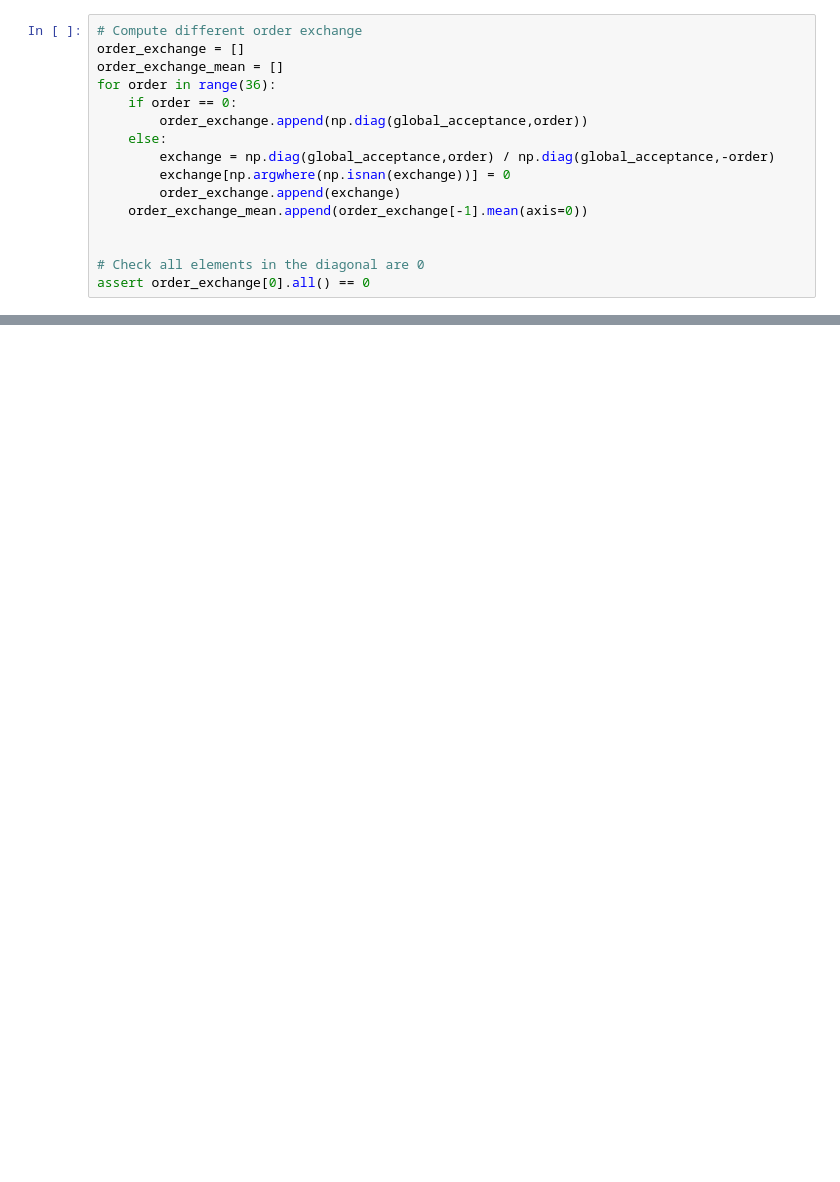
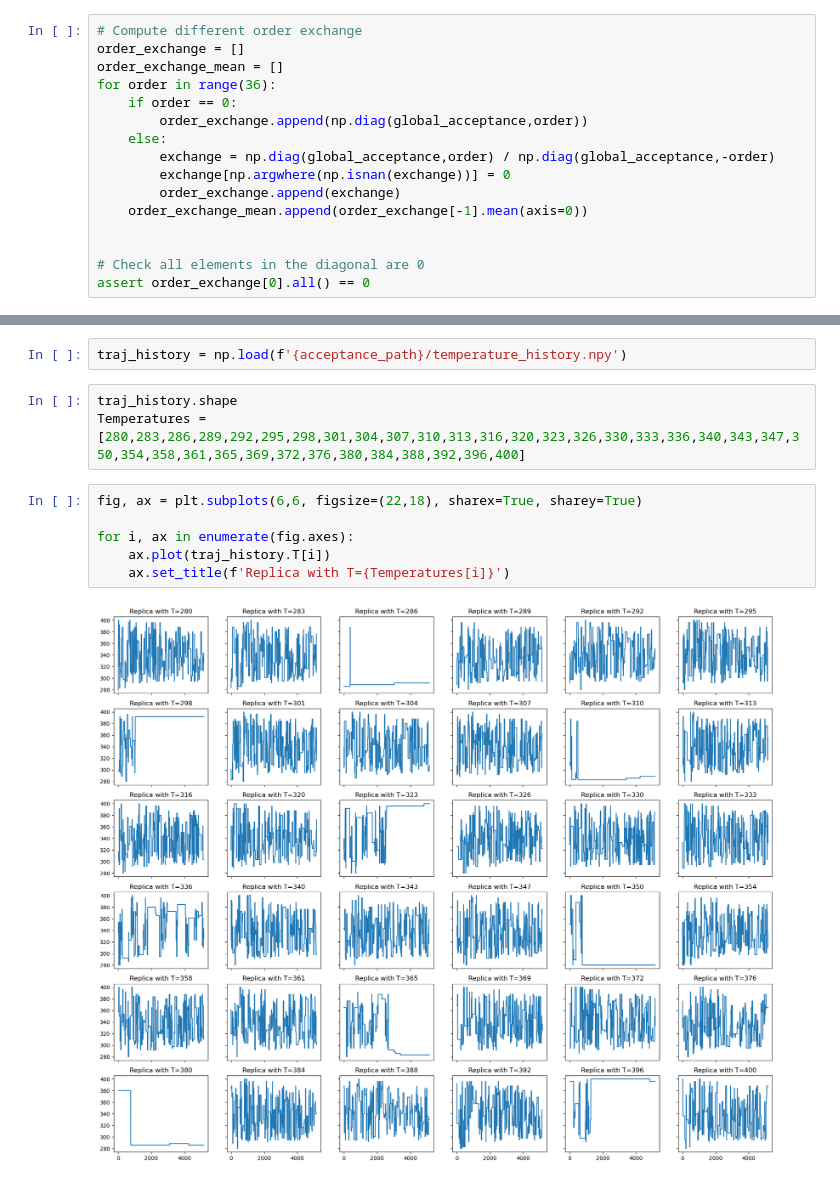
Before and after one commit to jacopoventurin/replica1, a Jupyter notebook: acceptance_analysis.ipynb, the cells around one changed output, grey strips where cells are left out. Drawn from its saved outputs; the diff is of its cells as text; blank space fills up the shorter version.

```diff
--- a/acceptance_analysis.ipynb
+++ b/acceptance_analysis.ipynb
@@ -76,0 +106,13 @@ plt.show()
+# %%
+traj_history = np.load(f'{acceptance_path}/temperature_history.npy')
+# %%
+traj_history.shape
+Temperatures = [280,283,286,289,292,295,298,301,304,307,310,313,316,320,323,326,330,333,336,340,343,347,350,354,358,361,365,369,372,376,380,384,388,392,396,400]
+# %%
+fig, ax = plt.subplots(6,6, figsize=(22,18), sharex=True, sharey=True)
+
+for i, ax in enumerate(fig.axes):
+    ax.plot(traj_history.T[i])
+    ax.set_title(f'Replica with T={Temperatures[i]}')
+# %% [output]
+[figure, added]
```
Also changed, not shown: parts of 3 cells of this notebook, 3 other files.
